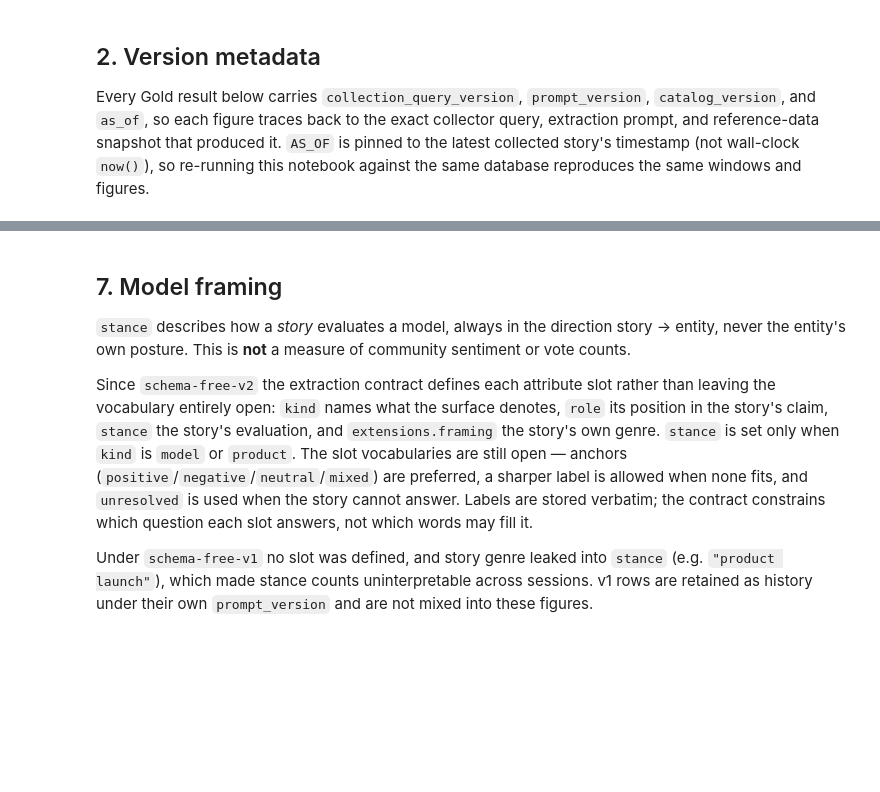
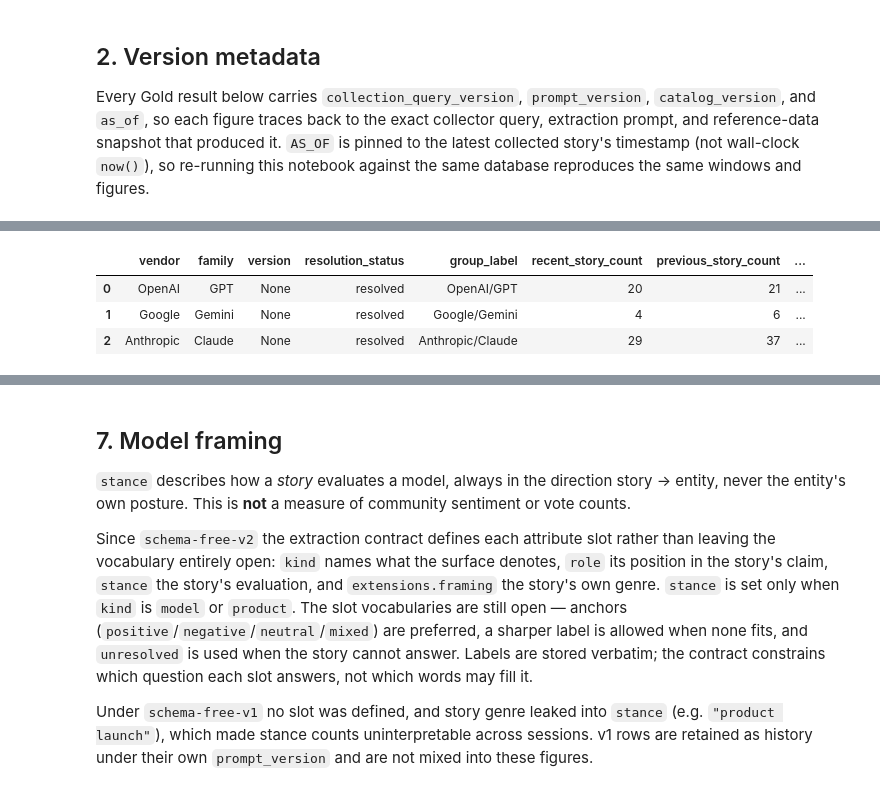
Before and after one commit to duckchud/ai_pulse, a Jupyter notebook: analysis.ipynb, the cells around one changed output, grey strips where cells are left out. Drawn from its saved outputs; the diff is of its cells as text; code cells hidden in the pictures; blank space fills up the shorter version.

```diff
--- a/analysis.ipynb
+++ b/analysis.ipynb
@@ -61,8 +96,13 @@ Mention counts are per distinct story (a family mentioned twice in one story cou
 # %%
-from analysis import emerging_models
+from analysis import candidate_emerging_models
 
-family_trend = emerging_models(conn, as_of=AS_OF, group_level="family")
+family_trend = candidate_emerging_models(conn, as_of=AS_OF, group_level="family")
 family_trend
+# %% [output]
+|  | vendor | family | version | resolution_status | group_label | recent_story_count | previous_story_count | ... |
+| 0 | OpenAI | GPT | None | resolved | OpenAI/GPT | 20 | 21 | ... |
+| 1 | Google | Gemini | None | resolved | Google/Gemini | 4 | 6 | ... |
+| 2 | Anthropic | Claude | None | resolved | Anthropic/Claude | 29 | 37 | ... |
 # %%
 import matplotlib.pyplot as plt
 
```
Also changed, not shown: parts of 18 cells of this notebook.
